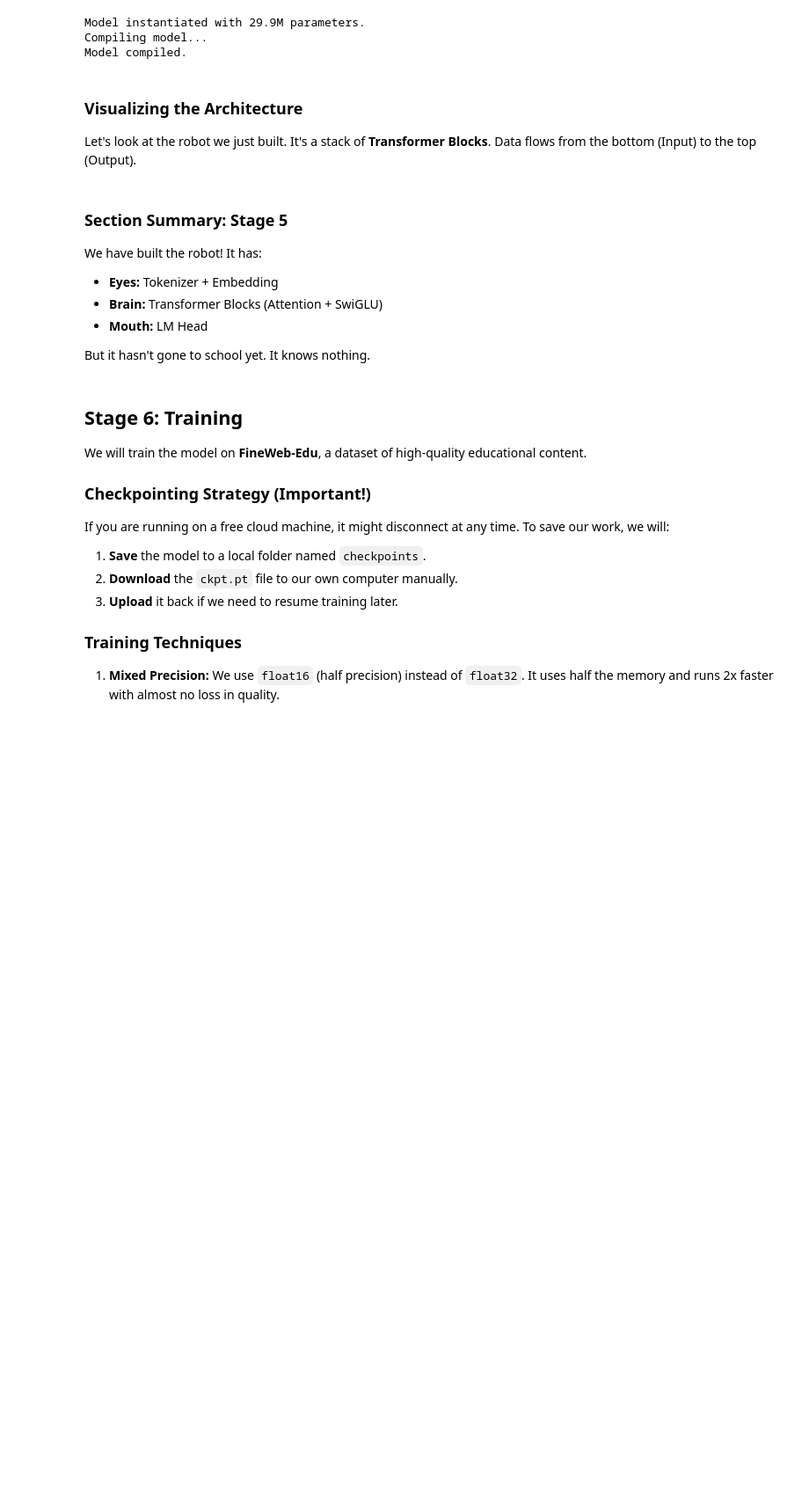
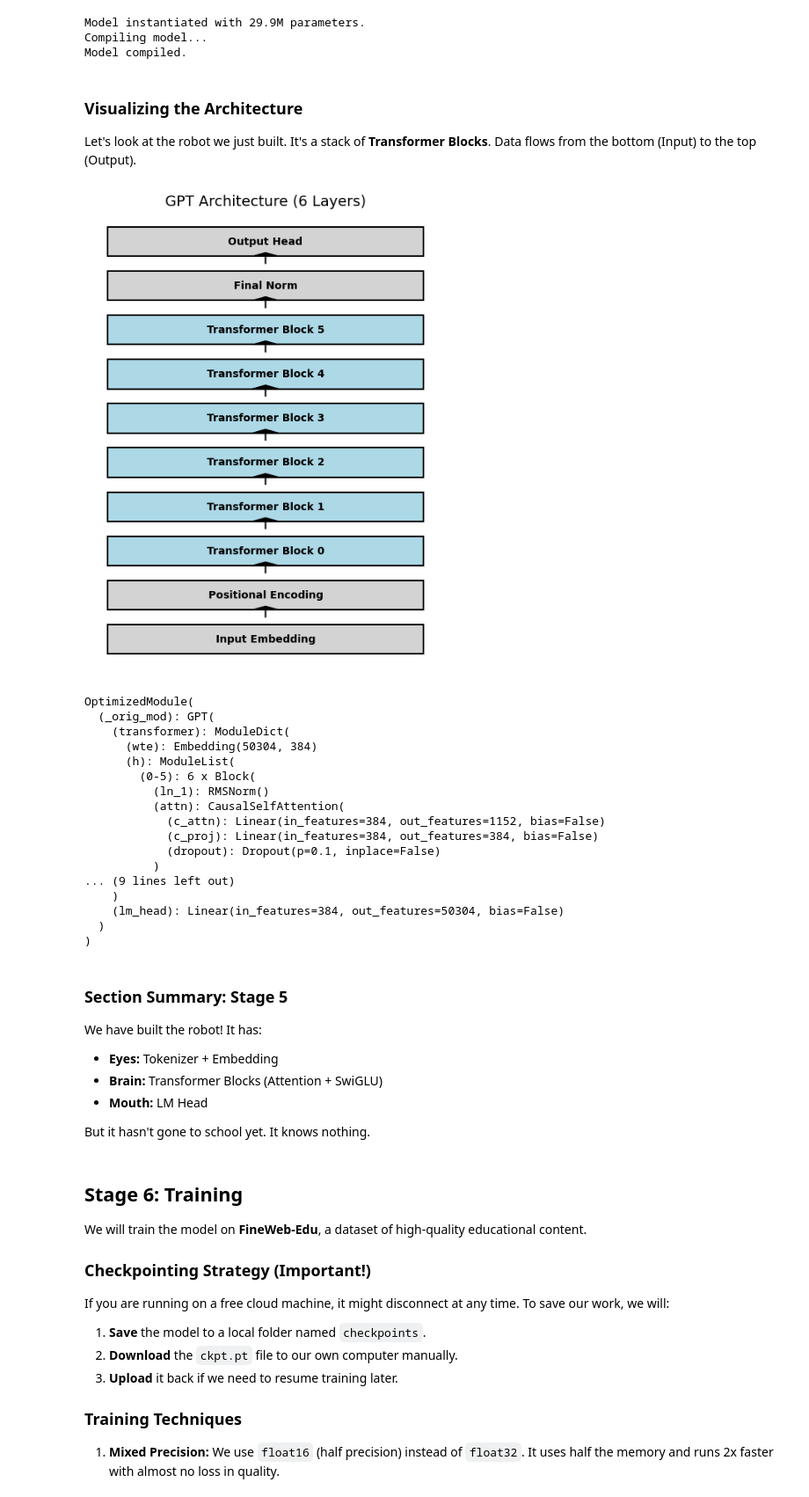
Before and after one commit to NatBrian/chatgpt-from-scratch, a Jupyter notebook: chatgpt_zero_to_hero.ipynb, the cells around one changed output. Shown: that part at 88% size. Cells and saved outputs as stored; diff of their text form; code cells hidden in the pictures; blank space fills up the shorter version.

```diff
--- a/chatgpt_zero_to_hero.ipynb
+++ b/chatgpt_zero_to_hero.ipynb
@@ -1515,34 +1547,52 @@ Data flows from the bottom (Input) to the top (Output).
 # %%
 # Visualize the Model Structure
 def draw_model_architecture(config):
     fig, ax = plt.subplots(figsize=(6, 8))
     ax.axis('off')
 
     # Draw blocks
-    blocks = ["Input Embedding", "Positional Encoding"] + \\
-             [f"Transformer Block {i}" for i in range(config.n_layer)] + \\
+    blocks = ["Input Embedding", "Positional Encoding"] + \
+             [f"Transformer Block {i}" for i in range(config.n_layer)] + \
              ["Final Norm", "Output Head"]
 
     y = 0
-    # We iterate normally so 'Input' is at y=0 (Bottom) and 'Output' is at y=max (Top)
     for name in blocks:
         color = 'lightblue' if "Block" in name else 'lightgray'
         rect = plt.Rectangle((0.2, y), 0.6, 0.8, facecolor=color, edgecolor='black', linewidth=1.5)
         ax.add_patch(rect)
         ax.text(0.5, y + 0.4, name, ha='center', va='center', fontsize=10, fontweight='bold')
 
-        # Draw arrow pointing UP
+        # Draw arrow
         if y > 0:
             ax.arrow(0.5, y-0.2, 0, 0.2, head_width=0.05, head_length=0.1, fc='black', ec='black')
 
         y += 1.2
 
     ax.set_ylim(-0.5, y)
     ax.set_title(f"GPT Architecture ({config.n_layer} Layers)", fontsize=14)
     plt.show()
 
 draw_model_architecture(config)
 print(model)
+# %% [output]
+[figure, added]
+OptimizedModule(
+  (_orig_mod): GPT(
+    (transformer): ModuleDict(
+      (wte): Embedding(50304, 384)
+      (h): ModuleList(
+        (0-5): 6 x Block(
+          (ln_1): RMSNorm()
+          (attn): CausalSelfAttention(
+            (c_attn): Linear(in_features=384, out_features=1152, bias=False)
+            (c_proj): Linear(in_features=384, out_features=384, bias=False)
+            (dropout): Dropout(p=0.1, inplace=False)
+          )
+... (9 lines left out)
+    )
+    (lm_head): Linear(in_features=384, out_features=50304, bias=False)
+  )
+)
 # %% [markdown]
 ### Section Summary: Stage 5
 
```
Also changed, not shown: parts of 30 cells of this notebook.
